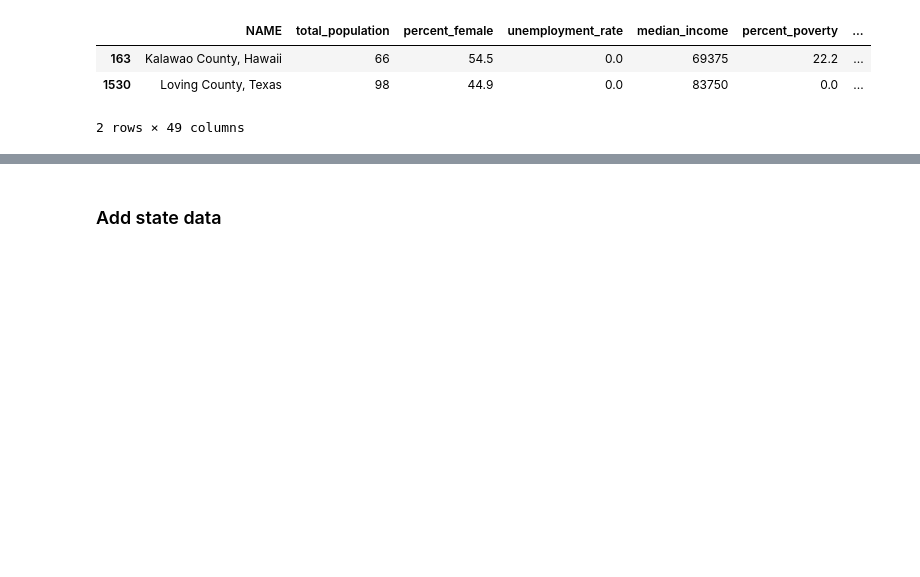
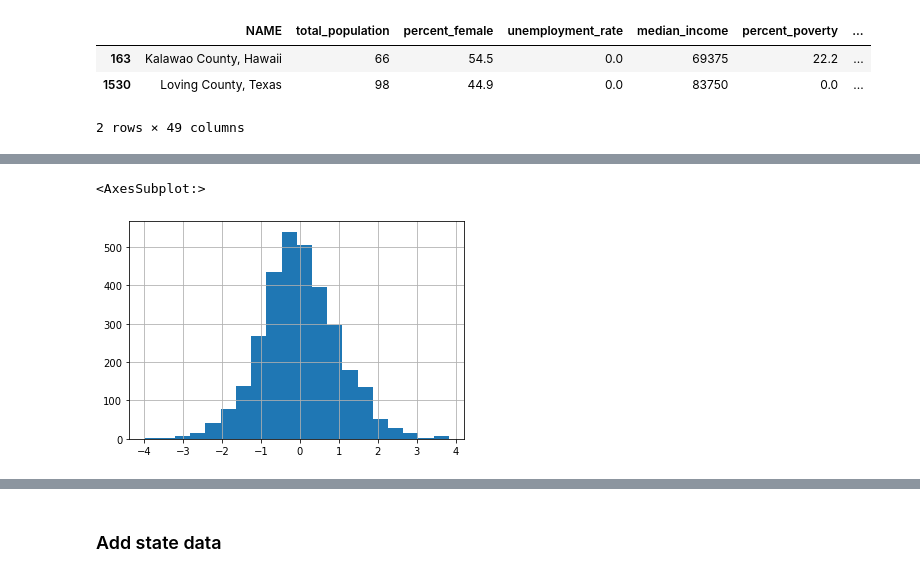
Before and after one commit to sdoerstling/medical_crowdfunding, a Jupyter notebook: code/06-clean_data.ipynb, the cells around one changed output, grey strips where cells are left out. Drawn from its saved outputs; the diff is of its cells as text; code cells hidden in the pictures; blank space fills up the shorter version.

```diff
--- a/code/06-clean_data.ipynb
+++ b/code/06-clean_data.ipynb
@@ -343,0 +398,37 @@ census[census['home_median_value'].astype(float) < 0]
+# %%
+pca['sum'] = 0
+for c in cols_to_sum:
+    pca['sum'] += pca[c]
+# %%
+cols_to_sum.append('state_county_fips')
+cols_to_sum.append('sum')
+pca = pca[cols_to_sum]
+# %%
+census = pd.read_csv('../data/census/all_vars_by_county.csv')
+# %%
+from sklearn import preprocessing
+pca['standardized_ndi'] = preprocessing.scale(pca['sum'])
+pca = pd.merge(pca, census, how='left', on='state_county_fips')
+
+QUANTS = (np.quantile(pca['standardized_ndi'].values, [.25, .5, .75]))
+
+def _get_quantile(x):
+    if x <= QUANTS[0]:
+        return 1
+    if x > QUANTS[0] and x <= QUANTS[1]:
+        return 2
+    if x > QUANTS[1] and x <= QUANTS[2]:
+        return 3
+    if x > QUANTS[2]:
+        return 4
+
+cols_to_drop = [c for c in pca.columns.to_list() if 'weighted' in c]
+
+pca['ndi_quantile'] = pca['standardized_ndi'].apply(_get_quantile)
+
+pca.drop(columns = cols_to_drop, inplace=True)
+# %%
+pca['standardized_ndi'].hist(bins=20)
+# %% [output]
+<AxesSubplot:>
+[figure, added]
```
Also changed, not shown: parts of 54 cells of this notebook, 3 other files.
